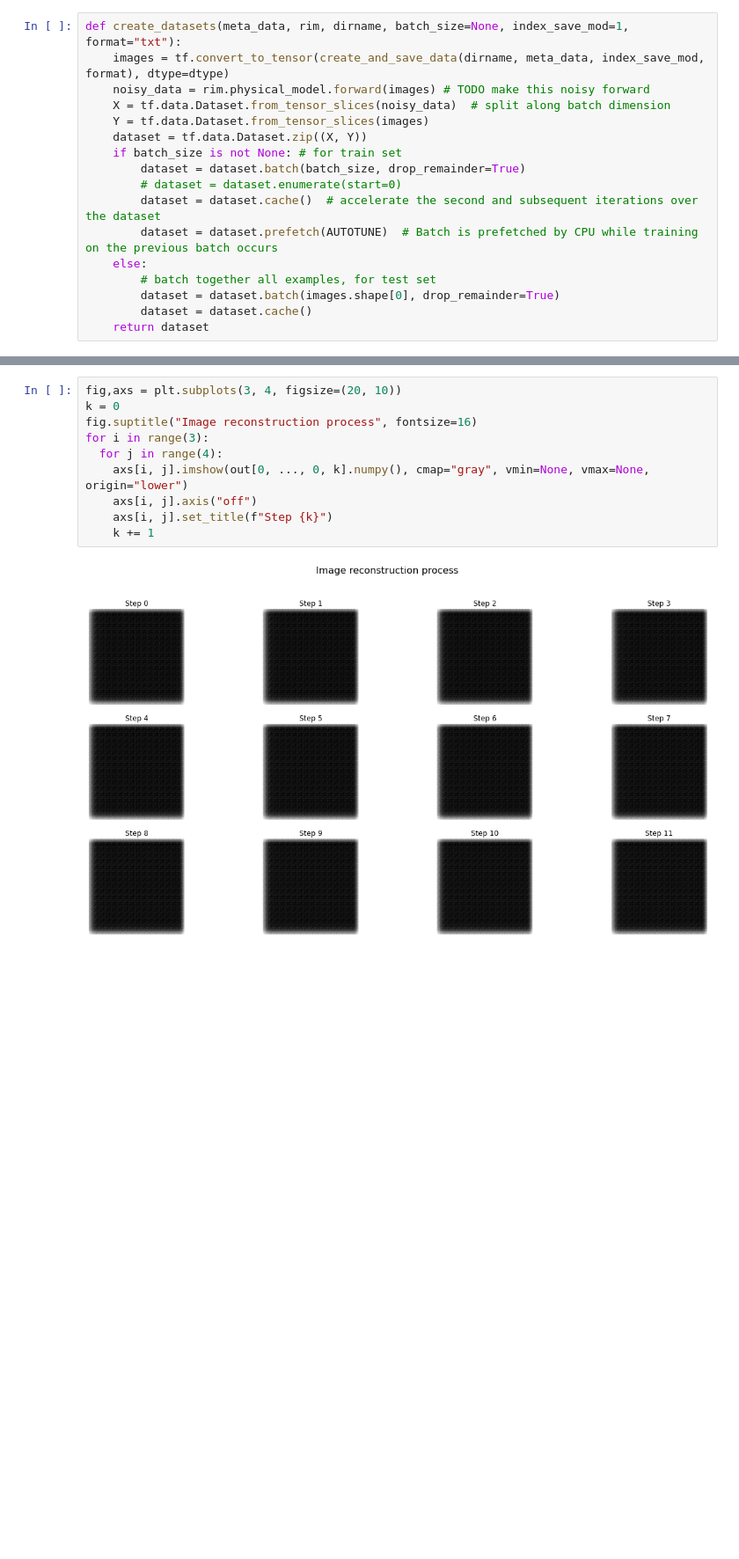
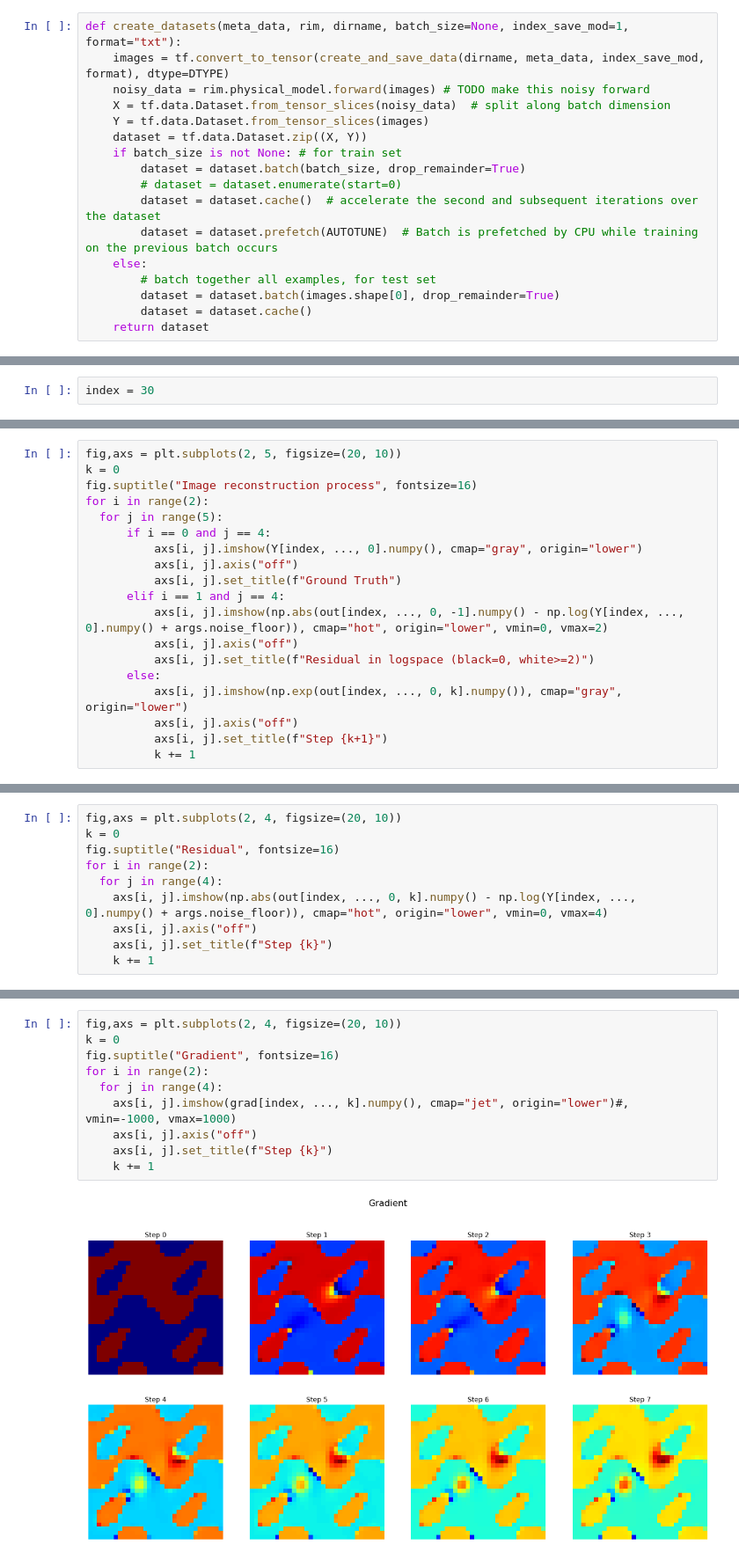
Before and after one commit to AlexandreAdam/ExoRIM, a Jupyter notebook: notebooks/exorim_training.ipynb, the cells around one changed output, grey strips where cells are left out. Shown at 88% size. Drawn from its saved outputs; the diff is of its cells as text; blank space fills up the shorter version.

```diff
--- a/notebooks/exorim_training.ipynb
+++ b/notebooks/exorim_training.ipynb
@@ -63,7 +65,7 @@ from IPython.display import HTML
 AUTOTUNE = tf.data.experimental.AUTOTUNE
 # %%
 def create_datasets(meta_data, rim, dirname, batch_size=None, index_save_mod=1, format="txt"):
-    images = tf.convert_to_tensor(create_and_save_data(dirname, meta_data, index_save_mod, format), dtype=dtype)
+    images = tf.convert_to_tensor(create_and_save_data(dirname, meta_data, index_save_mod, format), dtype=DTYPE)
     noisy_data = rim.physical_model.forward(images) # TODO make this noisy forward
     X = tf.data.Dataset.from_tensor_slices(noisy_data)  # split along batch dimension
     Y = tf.data.Dataset.from_tensor_slices(images)
@@ -248,0 +245,2 @@ out, grad = rim(X)
+# %%
+index = 30
@@ -248,0 +253,19 @@ out, grad = rim(X)
+# %%
+fig,axs = plt.subplots(2, 5, figsize=(20, 10))
+k = 0
+fig.suptitle("Image reconstruction process", fontsize=16)
+for i in range(2):
+  for j in range(5):
+      if i == 0 and j == 4:
+          axs[i, j].imshow(Y[index, ..., 0].numpy(), cmap="gray", origin="lower")
+          axs[i, j].axis("off")
+          axs[i, j].set_title(f"Ground Truth")
+      elif i == 1 and j == 4:
+          axs[i, j].imshow(np.abs(out[index, ..., 0, -1].numpy() - np.log(Y[index, ..., 0].numpy() + args.noise_floor)), cmap="hot", origin="lower", vmin=0, vmax=2)
+          axs[i, j].axis("off")
+          axs[i, j].set_title(f"Residual in logspace (black=0, white>=2)")
+      else:
+          axs[i, j].imshow(np.exp(out[index, ..., 0, k].numpy()), cmap="gray", origin="lower")
+          axs[i, j].axis("off")
+          axs[i, j].set_title(f"Step {k+1}")
+          k += 1
@@ -248,0 +274,10 @@ out, grad = rim(X)
+# %%
+fig,axs = plt.subplots(2, 4, figsize=(20, 10))
+k = 0
+fig.suptitle("Residual", fontsize=16)
+for i in range(2):
+  for j in range(4):
+    axs[i, j].imshow(np.abs(out[index, ..., 0, k].numpy() - np.log(Y[index, ..., 0].numpy() + args.noise_floor)), cmap="hot", origin="lower", vmin=0, vmax=4)
+    axs[i, j].axis("off")
+    axs[i, j].set_title(f"Step {k}")
+    k += 1
@@ -249,12 +286,12 @@ out, grad = rim(X)
 # %%
-fig,axs = plt.subplots(3, 4, figsize=(20, 10))
+fig,axs = plt.subplots(2, 4, figsize=(20, 10))
 k = 0
-fig.suptitle("Image reconstruction process", fontsize=16)
-for i in range(3):
+fig.suptitle("Gradient", fontsize=16)
+for i in range(2):
   for j in range(4):
-    axs[i, j].imshow(out[0, ..., 0, k].numpy(), cmap="gray", vmin=None, vmax=None, origin="lower")
+    axs[i, j].imshow(grad[index, ..., k].numpy(), cmap="jet", origin="lower")#, vmin=-1000, vmax=1000)
     axs[i, j].axis("off")
     axs[i, j].set_title(f"Step {k}")
     k += 1
 # %% [output]
-[figure, old version]
+[figure, new version]
```
Also changed, not shown: parts of 17 cells of this notebook.
